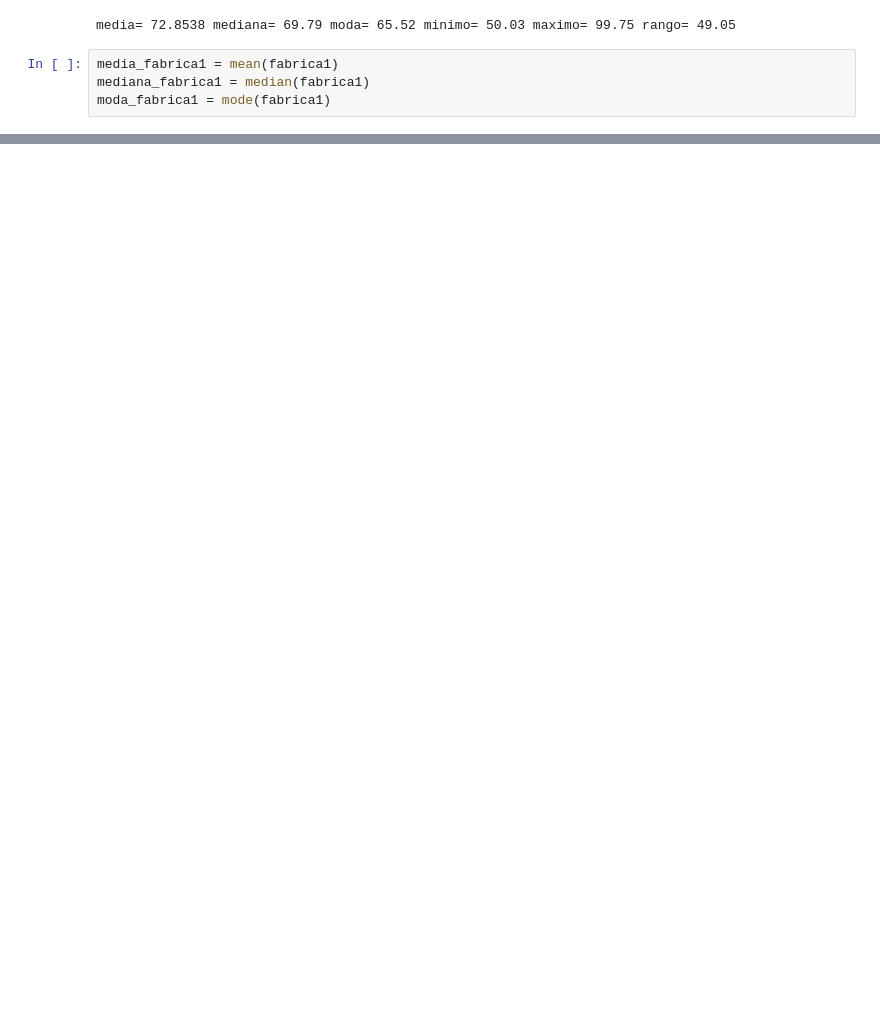
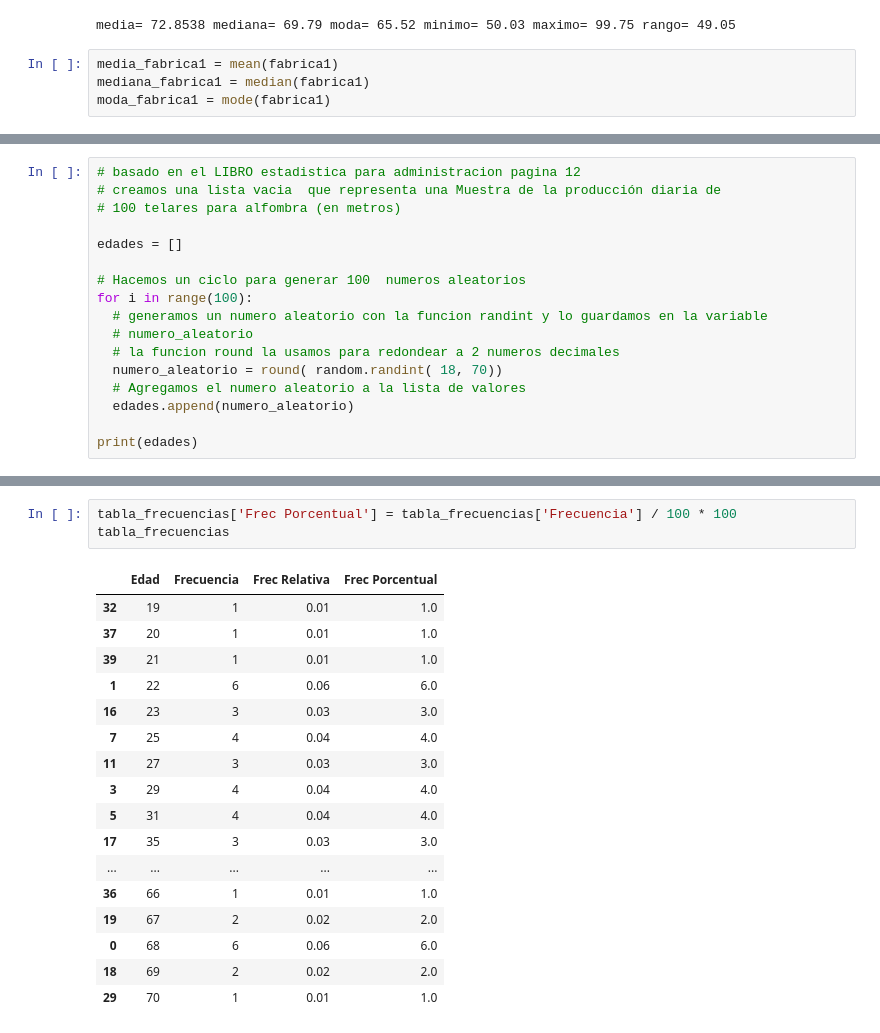
Before and after one commit to JoseGabriel-ITD/Probabilidad, a Jupyter notebook: Unidad-1/PRO_U1_practica1.ipynb, the cells around one changed output, grey strips where cells are left out. Cells and saved outputs as stored; diff of their text form; blank space fills up the shorter version.

```diff
--- a/Unidad-1/PRO_U1_practica1.ipynb
+++ b/Unidad-1/PRO_U1_practica1.ipynb
@@ -265,0 +326,17 @@ plt.show()
+# %%
+# basado en el LIBRO estadistica para administracion pagina 12
+# creamos una lista vacia  que representa una Muestra de la producción diaria de
+# 100 telares para alfombra (en metros)
+
+edades = []
+
+# Hacemos un ciclo para generar 100  numeros aleatorios
+for i in range(100):
+  # generamos un numero aleatorio con la funcion randint y lo guardamos en la variable
+  # numero_aleatorio
+  # la funcion round la usamos para redondear a 2 numeros decimales
+  numero_aleatorio = round( random.randint( 18, 70))
+  # Agregamos el numero aleatorio a la lista de valores
+  edades.append(numero_aleatorio)
+
+print(edades)
@@ -265,0 +413,21 @@ plt.show()
+# %%
+tabla_frecuencias['Frec Porcentual'] = tabla_frecuencias['Frecuencia'] / 100 * 100
+tabla_frecuencias
+# %% [output]
+|  | Edad | Frecuencia | Frec Relativa | Frec Porcentual |
+| 32 | 19 | 1 | 0.01 | 1.0 |
+| 37 | 20 | 1 | 0.01 | 1.0 |
+| 39 | 21 | 1 | 0.01 | 1.0 |
+| 1 | 22 | 6 | 0.06 | 6.0 |
+| 16 | 23 | 3 | 0.03 | 3.0 |
+| 7 | 25 | 4 | 0.04 | 4.0 |
+| 11 | 27 | 3 | 0.03 | 3.0 |
+| 3 | 29 | 4 | 0.04 | 4.0 |
+| 5 | 31 | 4 | 0.04 | 4.0 |
+| 17 | 35 | 3 | 0.03 | 3.0 |
+| ... | ... | ... | ... | ... |
+| 36 | 66 | 1 | 0.01 | 1.0 |
+| 19 | 67 | 2 | 0.02 | 2.0 |
+| 0 | 68 | 6 | 0.06 | 6.0 |
+| 18 | 69 | 2 | 0.02 | 2.0 |
+| 29 | 70 | 1 | 0.01 | 1.0 |
```
Also changed, not shown: parts of 17 cells of this notebook.
